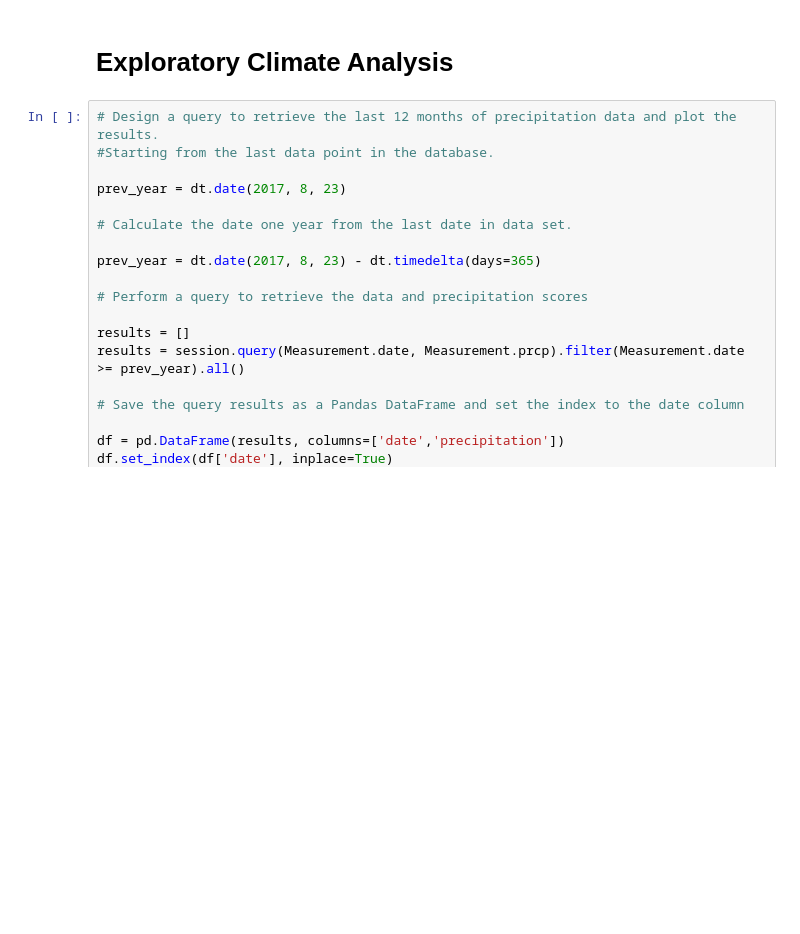
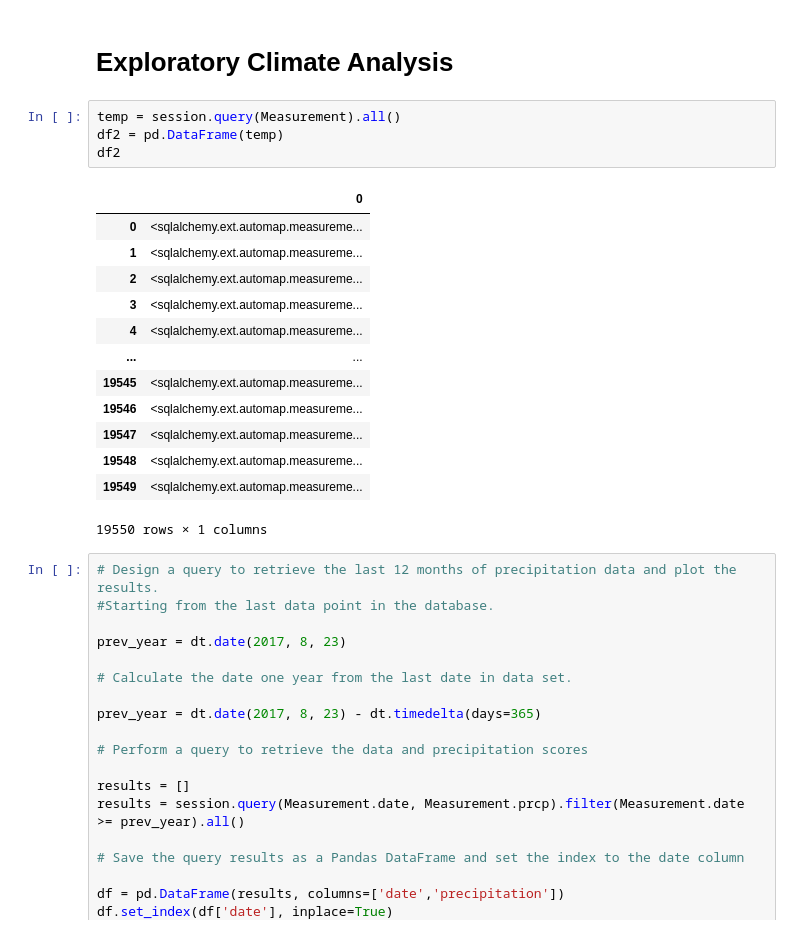
Before and after one commit to TomSnarsky/surfs_up, a Jupyter notebook: climate_analysis.ipynb, the cells around one changed output. Cells and saved outputs as stored; diff of their text form; blank space fills up the shorter version.

```diff
--- a/climate_analysis.ipynb
+++ b/climate_analysis.ipynb
@@ -43,6 +47,24 @@ Station = Base.classes.station
 session = Session(engine)
 # %% [markdown]
 # Exploratory Climate Analysis
+# %%
+temp = session.query(Measurement).all()
+df2 = pd.DataFrame(temp)
+df2
+# %% [output]
+|  | 0 |
+| 0 | <sqlalchemy.ext.automap.measureme... |
+| 1 | <sqlalchemy.ext.automap.measureme... |
+| 2 | <sqlalchemy.ext.automap.measureme... |
+| 3 | <sqlalchemy.ext.automap.measureme... |
+| 4 | <sqlalchemy.ext.automap.measureme... |
+| ... | ... |
+| 19545 | <sqlalchemy.ext.automap.measureme... |
+| 19546 | <sqlalchemy.ext.automap.measureme... |
+| 19547 | <sqlalchemy.ext.automap.measureme... |
+| 19548 | <sqlalchemy.ext.automap.measureme... |
+| 19549 | <sqlalchemy.ext.automap.measureme... |
+19550 rows × 1 columns
 # %%
 # Design a query to retrieve the last 12 months of precipitation data and plot the results.
 #Starting from the last data point in the database.
```
Also changed, not shown: parts of 2 cells of this notebook, 2 other files.
